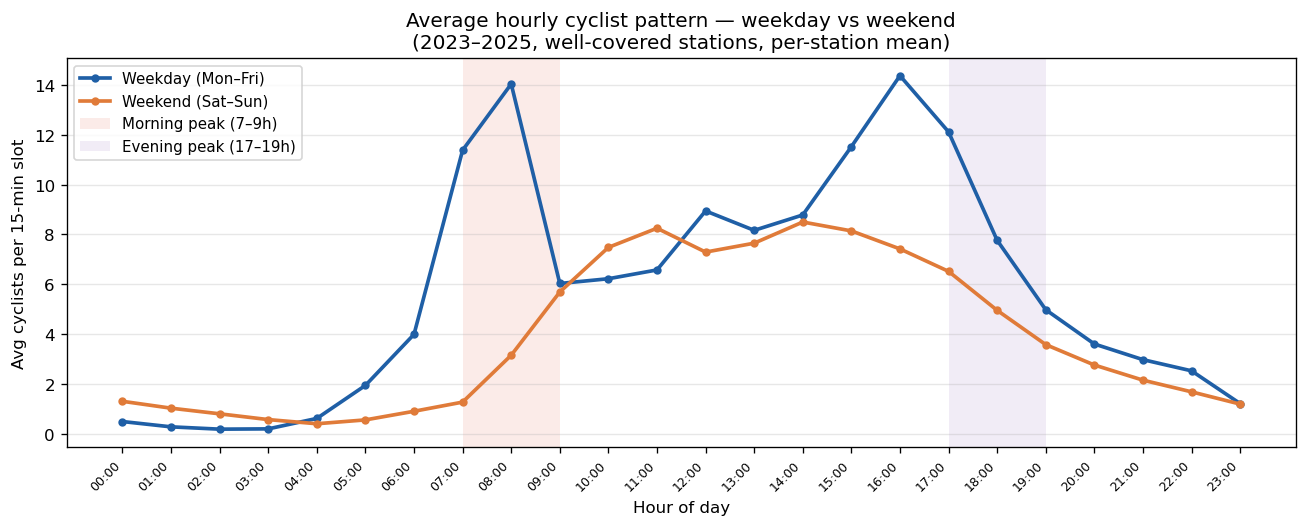
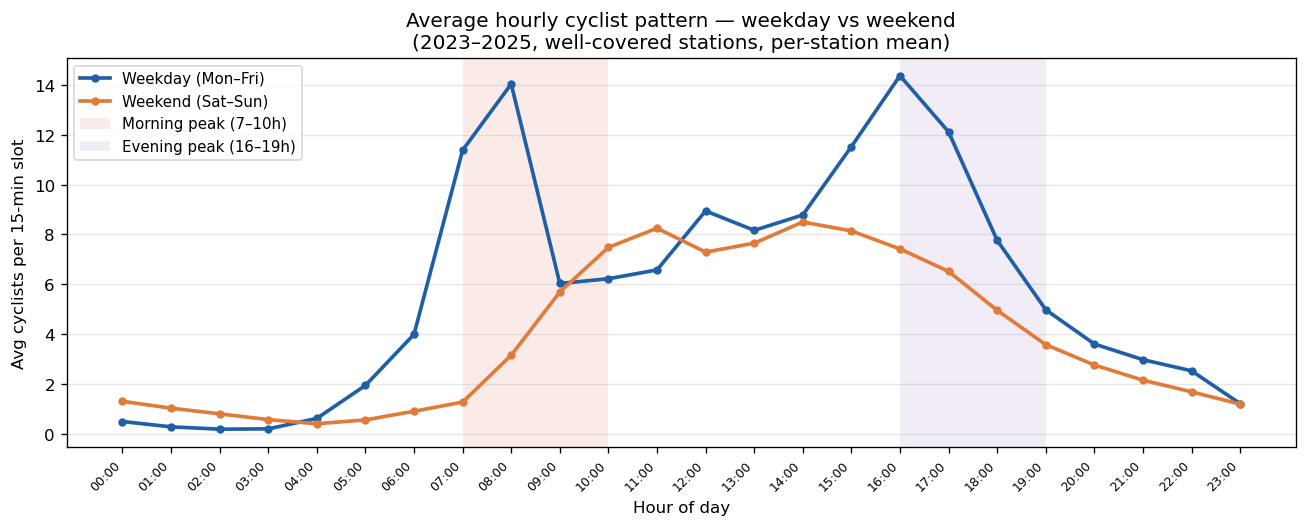
Unified diff of the notebook cell whose output changed from the first chart to the second:
--- before
+++ after
@@ -21,6 +21,6 @@
         color="#e07b39", lw=2.2, marker="o", ms=4, label="Weekend (Sat–Sun)")
 
-ax.axvspan(7,  9,  color="#e25c46", alpha=0.12, lw=0, label="Morning peak (7–9h)")
-ax.axvspan(17, 19, color="#9467bd", alpha=0.12, lw=0, label="Evening peak (17–19h)")
+ax.axvspan(7,  10, color="#e25c46", alpha=0.12, lw=0, label="Morning peak (7–10h)")
+ax.axvspan(16, 19, color="#9467bd", alpha=0.12, lw=0, label="Evening peak (16–19h)")
 
 ax.set_xticks(range(24))
@@ -36,24 +36,30 @@
 ax.grid(axis="y", alpha=0.3)
 fig.tight_layout()
-fig.savefig(FIGS / "fig04_hourly_weekday_vs_weekend.png", dpi=150)
+fig.savefig(FIGS / "02_hourly_pattern.png", dpi=150)
 plt.show()
 
 # ── verify peak visibility ─────────────────────────────────────────────────
-wd_peak = int(weekday.loc[weekday["avg_aantal"].idxmax(), "hour"])
+wd_mean = weekday["avg_aantal"].mean()
+wd_morn = weekday.loc[weekday["hour"].isin([7, 8, 9]), "avg_aantal"].mean()
+wd_eve  = weekday.loc[weekday["hour"].isin([16, 17, 18]), "avg_aantal"].mean()
 we_peak = int(weekend.loc[weekend["avg_aantal"].idxmax(), "hour"])
-wd_eve  = weekday.loc[weekday["hour"].isin([17, 18]), "avg_aantal"].mean()
-wd_mean = weekday["avg_aantal"].mean()
 
-print(f"Weekday peak hour             : {wd_peak:02d}:00")
-print(f"Weekend peak hour             : {we_peak:02d}:00")
-print(f"Weekday evening avg (17–18h)  : {wd_eve:.2f}  (overall mean: {wd_mean:.2f})")
+morn_ratio = wd_morn / wd_mean
+eve_ratio  = wd_eve  / wd_mean
 
-wd_morn = weekday.loc[weekday["hour"].isin([7, 8]), "avg_aantal"].mean()
-if (wd_eve > wd_mean) and (wd_morn > wd_mean):
-    print("\nCommute peak pattern visible — morning and evening peaks confirmed.")
-elif wd_eve > wd_mean * 1.5:
-    print(f"\nEvening peak confirmed ({wd_peak:02d}:00). "
-          f"Morning peak subtle but evening pattern is consistent with commuting.")
+THRESHOLD = 1.3
+print(f"Weekday mean (all hours)         : {wd_mean:.2f}")
+print(f"Morning avg (7–9h)  : {wd_morn:.2f}  → {morn_ratio:.2f}x mean")
+print(f"Evening avg (16–18h) : {wd_eve:.2f}  → {eve_ratio:.2f}x mean")
+print(f"Weekend peak hour                : {we_peak:02d}:00")
+
+has_morn = morn_ratio > THRESHOLD
+has_eve  = eve_ratio  > THRESHOLD
+
+if has_morn and has_eve:
+    print(f"\n✓  Twin peak pattern visible — data looks correct.")
 else:
-    print("\nWARNING: No clear commute peak pattern found.")
-    print("  Check IN+OUT aggregation — possible direction handling issue.")
+    if not has_morn:
+        print(f"\n⚠  WARNING: Morning peak (7–9h) not elevated (ratio={morn_ratio:.2f}, need >{THRESHOLD}).")
+    if not has_eve:
+        print(f"\n⚠  WARNING: Evening peak (16–18h) not elevated (ratio={eve_ratio:.2f}, need >{THRESHOLD}).")

Commit: refactor(02-03): rename figures, adjust peak hours, remove total daily count plot